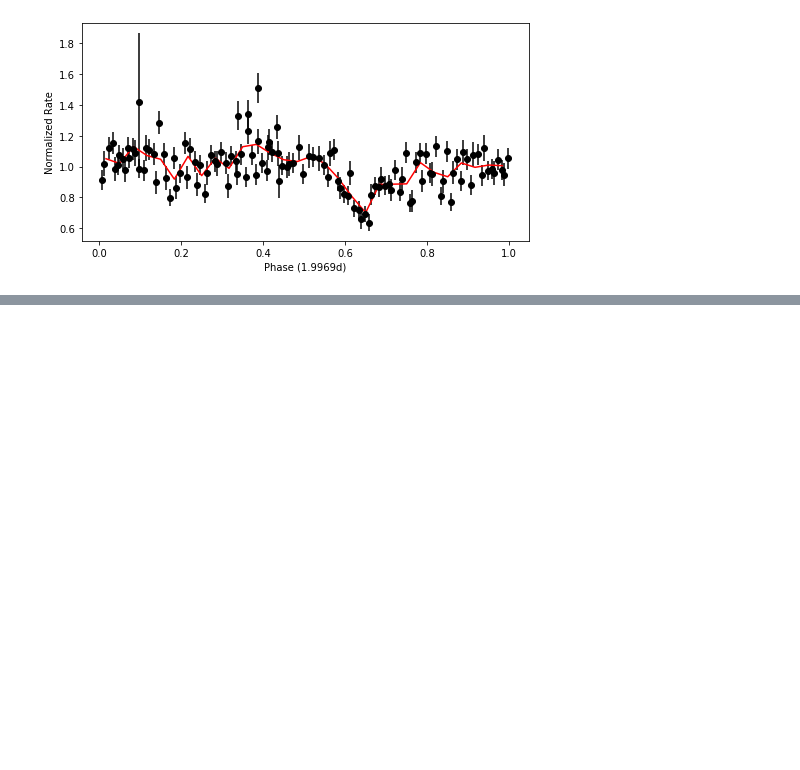
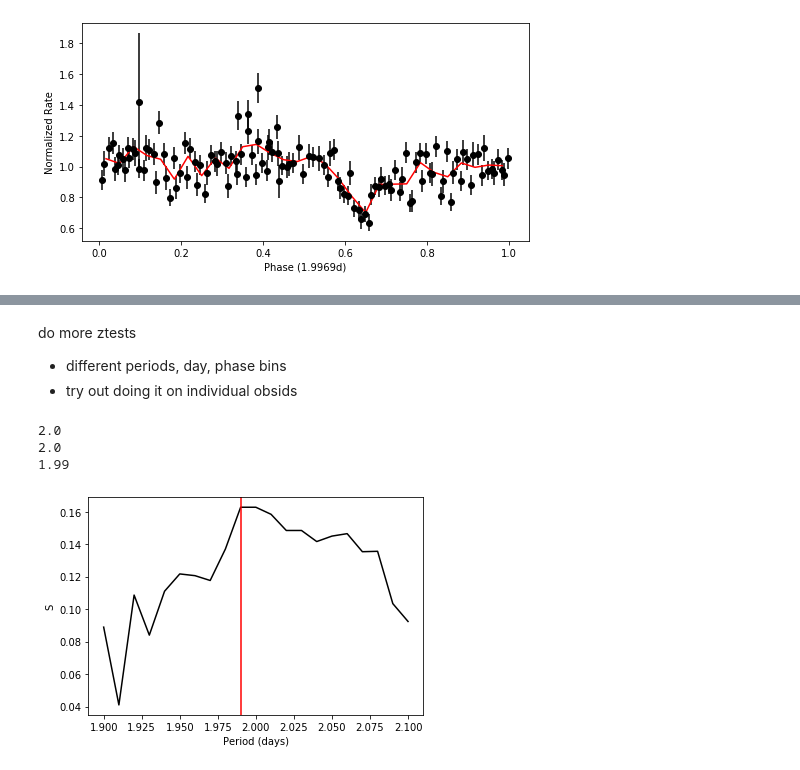
Before and after one commit to lenatreiber/LXP69.5, a Jupyter notebook: 2ULX7-Folding.ipynb, the cells around one changed output, grey strips where cells are left out. Cells and saved outputs as stored; diff of their text form; code cells hidden in the pictures; blank space fills up the shorter version.

```diff
--- a/2ULX7-Folding.ipynb
+++ b/2ULX7-Folding.ipynb
@@ -347,0 +353,18 @@ slist = ztest(fr,np.arange(1.9,2.1,.001),dbin=0.05,pbins=10)
+# %% [markdown]
+do more ztests
+- different periods, day, phase bins
+- try out doing it on individual obsids
+# %%
+#try out different day binning, all with pbins 20
+# fig,ax = plt.subplots(2,2)
+dbins = [0.01,0.05,0.1]
+slists = []
+for d in dbins:
+    #have to use tabs if changing original binning
+    slist = ztest(tabs,np.arange(1.9,2.1,.01),dbin=d,pbins=20)
+    slists.append(slist)
+# %% [output]
+2.0
+2.0
+1.99
+[figure, added]
```
Also changed, not shown: parts of 6 cells of this notebook.
